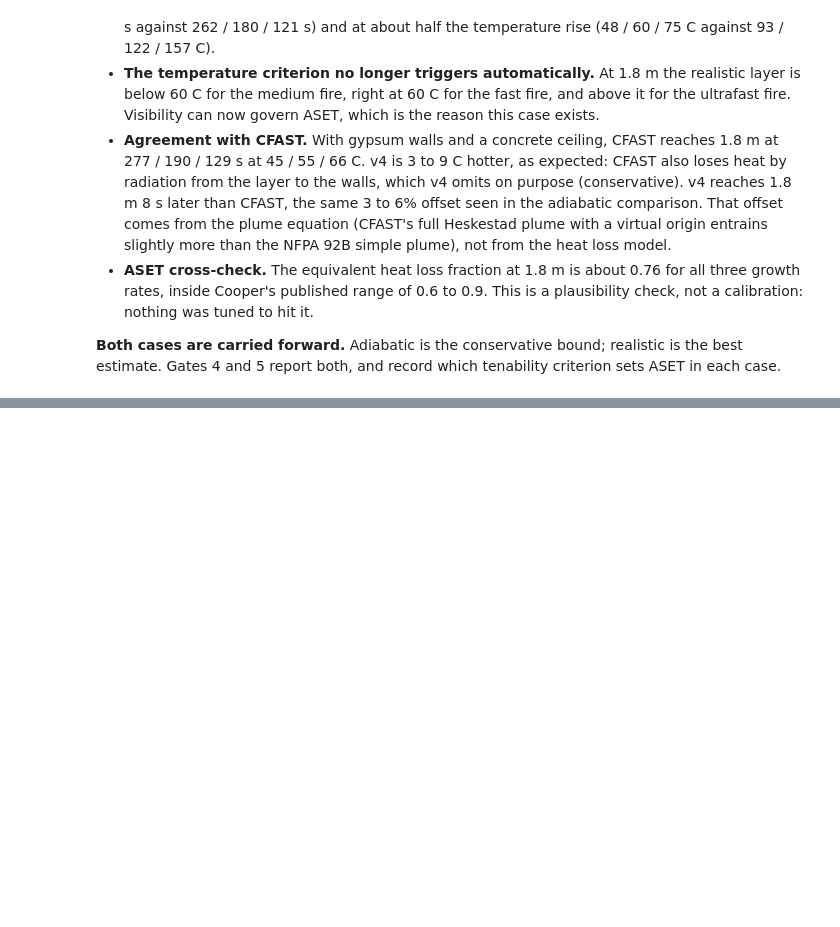
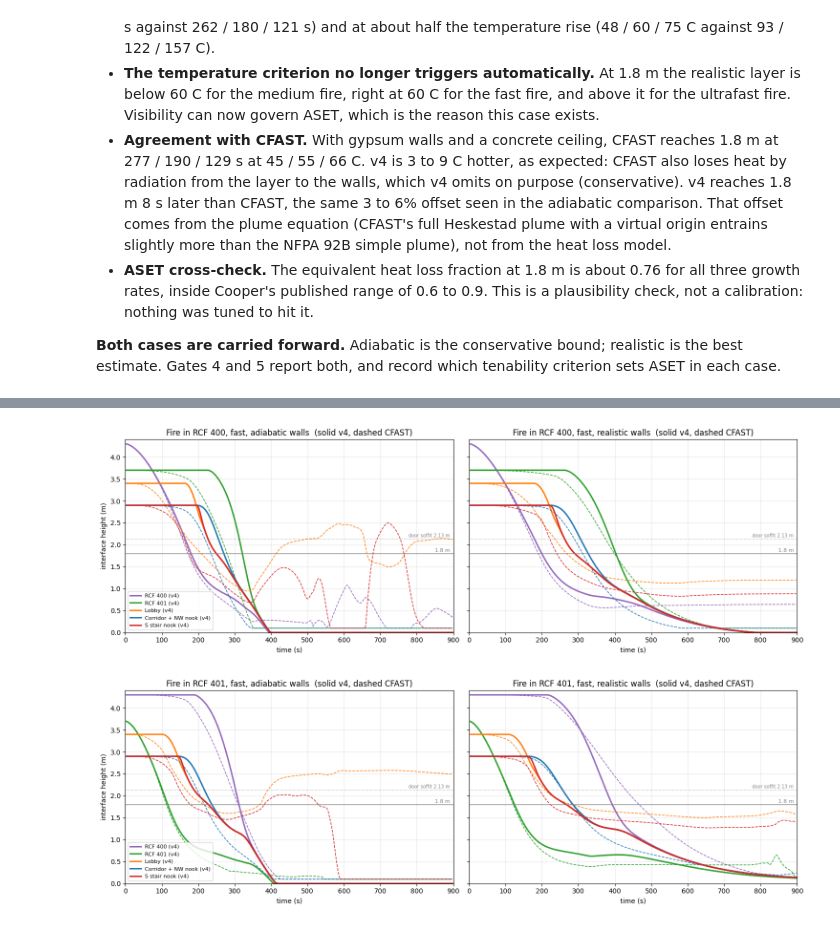
Before and after one commit to njlagana/fire_egress_sim, a Jupyter notebook: fire_sim_v4_rcf.ipynb, the cells around one changed output, grey strips where cells are left out. Drawn from its saved outputs; the diff is of its cells as text; code cells hidden in the pictures; blank space fills up the shorter version.

```diff
--- a/fire_sim_v4_rcf.ipynb
+++ b/fire_sim_v4_rcf.ipynb
@@ -1315,0 +1515,8 @@ equiv lambda_c = radiated fraction (0.3) + convective loss / Q at that moment; A
+# %%
+closed = [(a, b, k, 0.0, s) for a, b, k, w, s in OPENINGS]   # zero-width openings
+for hl in (False, True):
+    rz = run_smoke(Z400, ALPHA["fast"], heat_loss=hl, t_end=400, openings=closed)
+    r1 = fill_room(A_400, H_400, P_400, ALPHA["fast"], heat_loss=hl, t_end=400)
+    tz = time_to(rz["t"], rz[Z400 + ":z"], LEVEL); t1 = time_to(r1["t"], r1["z"], LEVEL)
+    print(f"{'realistic' if hl else 'adiabatic':9s}: multi-zone t(1.8 m) = {tz:.1f} s, "
+          f"Gate 2 single room = {t1:.1f} s")
@@ -1315,0 +1526,10 @@ equiv lambda_c = radiated fraction (0.3) + convective loss / Q at that moment; A
+# %%
+# --- Gate 3 runs: fast fire, both origins, both heat loss cases ---
+T_END_G3 = 900
+g3 = {}
+for origin in (Z400, Z401):
+    for hl in (False, True):
+        key = (origin, "realistic" if hl else "adiabatic")
+        g3[key] = run_smoke(origin, ALPHA["fast"], heat_loss=hl, t_end=T_END_G3)
+        print(f"Fire in {origin}, {key[1]} walls:")
+        conservation_report(g3[key])
@@ -1315,0 +1622,23 @@ equiv lambda_c = radiated fraction (0.3) + convective loss / Q at that moment; A
+# %%
+# --- Plot z(t) for every zone ---
+for origin in (Z400, Z401):
+    fig, axes = plt.subplots(1, 2, figsize=(15, 5), sharey=True)
+    for ax, tag in zip(axes, ("adiabatic", "realistic")):
+        r = g3[(origin, tag)]; cf = cf3[(origin, tag)]
+        for zz in ZONES:
+            col = {Z400: "tab:purple", Z401: "tab:green", ZLOB: "tab:orange",
+                   ZCOR: "tab:blue", ZSN: "tab:red"}[zz]
+            ax.plot(r["t"], r[zz + ":z"], color=col, lw=2.2, label=f"{zz} (v4)")
+            ax.plot(cf["Time"], cf[f"HGT_{CF_COL[zz]}"], color=col, lw=1.1, ls="--")
+        ax.axhline(LEVEL, color="gray", lw=1); ax.text(T_END_G3 * 0.99, LEVEL + 0.04, "1.8 m",
+                                                        ha="right", fontsize=8, color="gray")
+        ax.axhline(DOOR_SOFFIT, color="gray", lw=0.7, ls=":")
+        ax.text(T_END_G3 * 0.99, DOOR_SOFFIT + 0.04, "door soffit 2.13 m", ha="right", fontsize=7, color="gray")
+        ax.set_xlim(0, T_END_G3); ax.set_ylim(0, 4.4)
+        ax.set_title(f"Fire in {origin}, fast, {tag} walls  (solid v4, dashed CFAST)")
+        ax.set_xlabel("time (s)"); ax.grid(alpha=0.3)
+    axes[0].set_ylabel("interface height (m)"); axes[0].legend(fontsize=8, loc="lower left")
+    plt.tight_layout(); plt.show()
+# %% [output]
+[figure, added]
+[figure, added]
```
Also changed, not shown: parts of 11 cells of this notebook, 8 other files.
